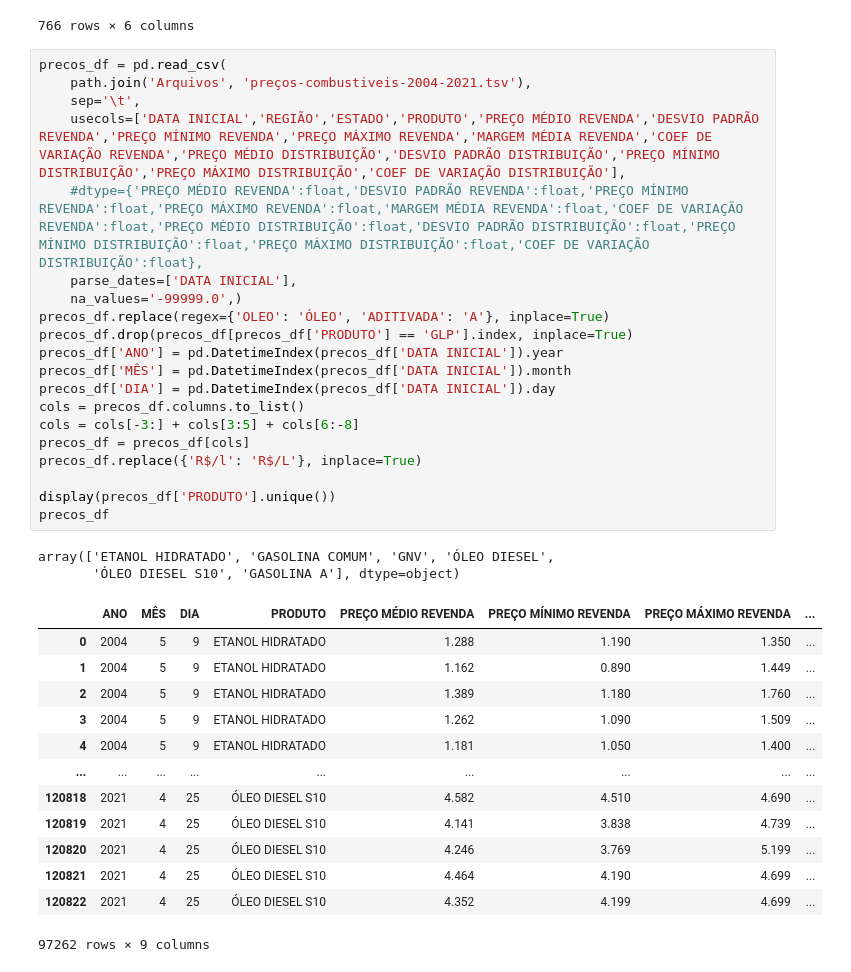
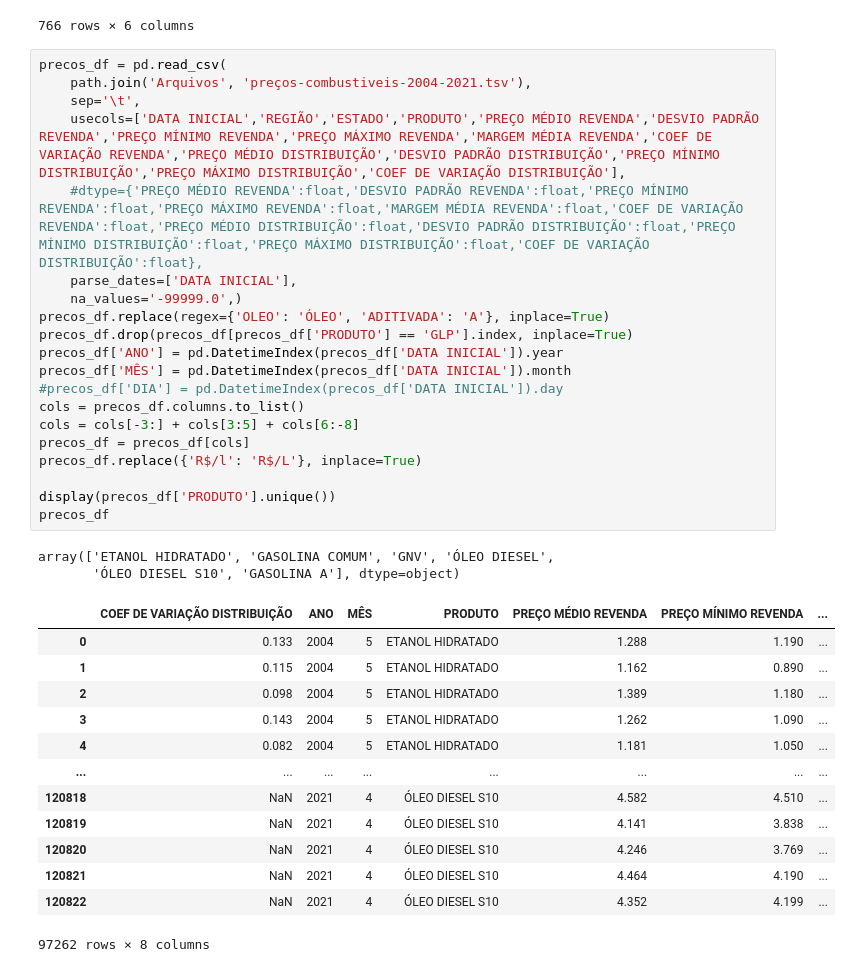
Before and after one commit to cesar214567/ProjetoAnaliticoDeDados, a Jupyter notebook: testing.ipynb, the cells around one changed output. Cells and saved outputs as stored; diff of their text form.

```diff
--- a/testing.ipynb
+++ b/testing.ipynb
@@ -184,36 +184,36 @@ df
 # %%
 precos_df = pd.read_csv(
     path.join('Arquivos', 'preços-combustiveis-2004-2021.tsv'),
     sep='\t',
     usecols=['DATA INICIAL','REGIÃO','ESTADO','PRODUTO','PREÇO MÉDIO REVENDA','DESVIO PADRÃO REVENDA','PREÇO MÍNIMO REVENDA','PREÇO MÁXIMO REVENDA','MARGEM MÉDIA REVENDA','COEF DE VARIAÇÃO REVENDA','PREÇO MÉDIO DISTRIBUIÇÃO','DESVIO PADRÃO DISTRIBUIÇÃO','PREÇO MÍNIMO DISTRIBUIÇÃO','PREÇO MÁXIMO DISTRIBUIÇÃO','COEF DE VARIAÇÃO DISTRIBUIÇÃO'],
     #dtype={'PREÇO MÉDIO REVENDA':float,'DESVIO PADRÃO REVENDA':float,'PREÇO MÍNIMO REVENDA':float,'PREÇO MÁXIMO REVENDA':float,'MARGEM MÉDIA REVENDA':float,'COEF DE VARIAÇÃO REVENDA':float,'PREÇO MÉDIO DISTRIBUIÇÃO':float,'DESVIO PADRÃO DISTRIBUIÇÃO':float,'PREÇO MÍNIMO DISTRIBUIÇÃO':float,'PREÇO MÁXIMO DISTRIBUIÇÃO':float,'COEF DE VARIAÇÃO DISTRIBUIÇÃO':float},
     parse_dates=['DATA INICIAL'],
     na_values='-99999.0',)
 precos_df.replace(regex={'OLEO': 'ÓLEO', 'ADITIVADA': 'A'}, inplace=True)
 precos_df.drop(precos_df[precos_df['PRODUTO'] == 'GLP'].index, inplace=True)
 precos_df['ANO'] = pd.DatetimeIndex(precos_df['DATA INICIAL']).year
 precos_df['MÊS'] = pd.DatetimeIndex(precos_df['DATA INICIAL']).month
-precos_df['DIA'] = pd.DatetimeIndex(precos_df['DATA INICIAL']).day
+#precos_df['DIA'] = pd.DatetimeIndex(precos_df['DATA INICIAL']).day
 cols = precos_df.columns.to_list()
 cols = cols[-3:] + cols[3:5] + cols[6:-8]
 precos_df = precos_df[cols]
 precos_df.replace({'R$/l': 'R$/L'}, inplace=True)
 
 display(precos_df['PRODUTO'].unique())
 precos_df
 # %% [output]
 array(['ETANOL HIDRATADO', 'GASOLINA COMUM', 'GNV', 'ÓLEO DIESEL',
        'ÓLEO DIESEL S10', 'GASOLINA A'], dtype=object)
-|  | ANO | MÊS | DIA | PRODUTO | PREÇO MÉDIO REVENDA | PREÇO MÍNIMO REVENDA | PREÇO MÁXIMO REVENDA | ... |
-| 0 | 2004 | 5 | 9 | ETANOL HIDRATADO | 1.288 | 1.190 | 1.350 | ... |
-| 1 | 2004 | 5 | 9 | ETANOL HIDRATADO | 1.162 | 0.890 | 1.449 | ... |
-| 2 | 2004 | 5 | 9 | ETANOL HIDRATADO | 1.389 | 1.180 | 1.760 | ... |
-| 3 | 2004 | 5 | 9 | ETANOL HIDRATADO | 1.262 | 1.090 | 1.509 | ... |
-| 4 | 2004 | 5 | 9 | ETANOL HIDRATADO | 1.181 | 1.050 | 1.400 | ... |
-| ... | ... | ... | ... | ... | ... | ... | ... | ... |
-| 120818 | 2021 | 4 | 25 | ÓLEO DIESEL S10 | 4.582 | 4.510 | 4.690 | ... |
-| 120819 | 2021 | 4 | 25 | ÓLEO DIESEL S10 | 4.141 | 3.838 | 4.739 | ... |
-| 120820 | 2021 | 4 | 25 | ÓLEO DIESEL S10 | 4.246 | 3.769 | 5.199 | ... |
-| 120821 | 2021 | 4 | 25 | ÓLEO DIESEL S10 | 4.464 | 4.190 | 4.699 | ... |
-| 120822 | 2021 | 4 | 25 | ÓLEO DIESEL S10 | 4.352 | 4.199 | 4.699 | ... |
+|  | COEF DE VARIAÇÃO DISTRIBUIÇÃO | ANO | MÊS | PRODUTO | PREÇO MÉDIO REVENDA | PREÇO MÍNIMO REVENDA | ... |
+| 0 | 0.133 | 2004 | 5 | ETANOL HIDRATADO | 1.288 | 1.190 | ... |
+| 1 | 0.115 | 2004 | 5 | ETANOL HIDRATADO | 1.162 | 0.890 | ... |
+| 2 | 0.098 | 2004 | 5 | ETANOL HIDRATADO | 1.389 | 1.180 | ... |
+| 3 | 0.143 | 2004 | 5 | ETANOL HIDRATADO | 1.262 | 1.090 | ... |
+| 4 | 0.082 | 2004 | 5 | ETANOL HIDRATADO | 1.181 | 1.050 | ... |
+| ... | ... | ... | ... | ... | ... | ... | ... |
+| 120818 | NaN | 2021 | 4 | ÓLEO DIESEL S10 | 4.582 | 4.510 | ... |
+| 120819 | NaN | 2021 | 4 | ÓLEO DIESEL S10 | 4.141 | 3.838 | ... |
+| 120820 | NaN | 2021 | 4 | ÓLEO DIESEL S10 | 4.246 | 3.769 | ... |
+| 120821 | NaN | 2021 | 4 | ÓLEO DIESEL S10 | 4.464 | 4.190 | ... |
+| 120822 | NaN | 2021 | 4 | ÓLEO DIESEL S10 | 4.352 | 4.199 | ... |
-97262 rows × 9 columns
+97262 rows × 8 columns
```
Also changed, not shown: parts of 8 cells of this notebook, 6 other files.
